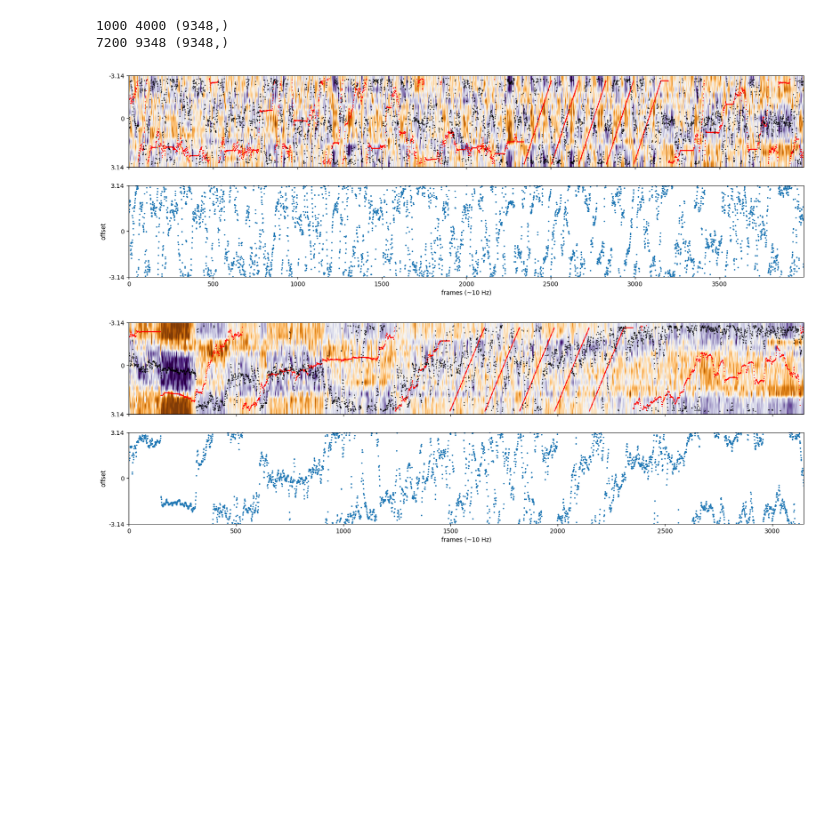
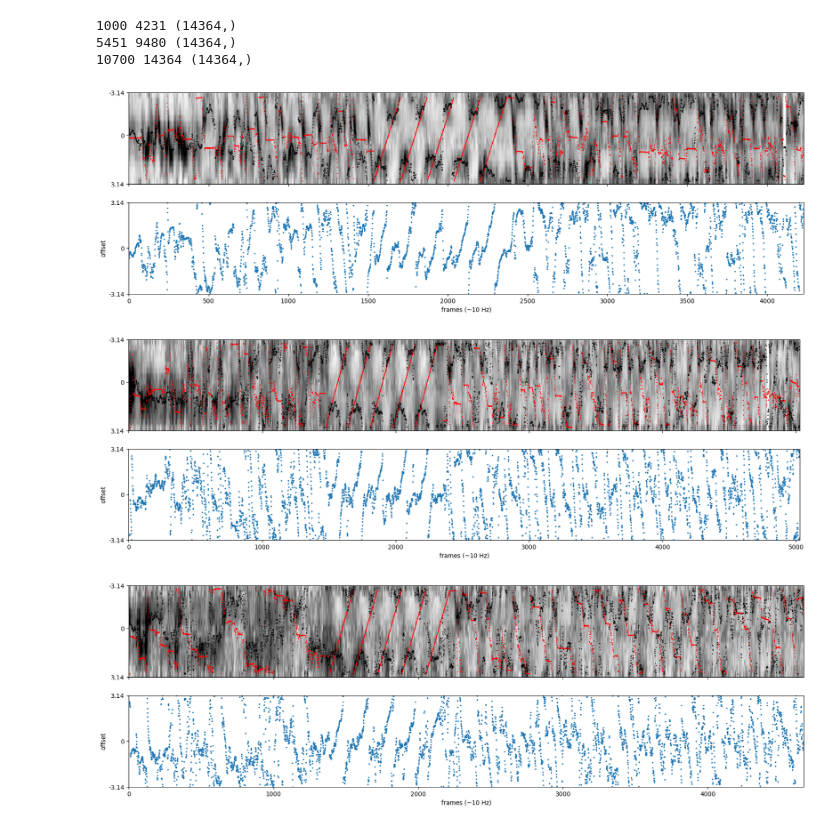
Before and after one commit to yfisher-lab/NeuromodPlasticity, a Jupyter notebook: Notebooks/plot_prelim_EB_data.ipynb, the cells around one changed output. Saved outputs shown, nothing was run; the diff lists cells and outputs as text; code cells hidden in the pictures; blank space fills up the shorter version.

```diff
--- a/Notebooks/plot_prelim_EB_data.ipynb
+++ b/Notebooks/plot_prelim_EB_data.ipynb
@@ -22,13 +26,11 @@ import SessionTools.two_photon as st2p
 
 %matplotlib inline
 # %%
-data_dict = {'date': "05_02_2023",
-             'fly': "EPG_GCaMP7f_CsChrimsontdT_fly1",
-             'sessions': ('open_loop-003',
-                          'remap_0deg-004',
-                          'open_loop_0deg-005',
-                          'remap_180deg-006',
-                          'open_loop_180deg-008'
+data_dict = {'date': "07_07_2023",
+             'fly': "EPG_jGCaMP7f_CsChrimsontdT_fly4",
+             'sessions': ('baseline-002',
+                          'remap_0deg-005',
+                          'remap_180deg-006'
                          ),
              'res': []
 }
@@ -72,6 +74,7 @@ def get_processed_data(date, fly, session):
         np_layers = cloudpickle.load(file)
     masks = np_layers['rois']
 
+
     # voltage recording data
     csv_files = glob(f'/media/mplitt/SSD_storage/2PData/{date}/{fly}/{session}/*.csv')
     vr_file = pathlib.Path(csv_files[0])
@@ -82,10 +85,14 @@ def get_processed_data(date, fly, session):
     df_aligned = st2p.preprocessing.signals.align_vr_2p(df,frame_times)
 
     # extract fluorescence
-    F, notF = st2p.preprocessing.signals.extract_2p_timeseries(data_corr, masks, 16, max_proj=False) + 1E-3
-    F = sp.ndimage.gaussian_filter1d(F,1.5,axis=-1) # smooth in time
+    F, notF = st2p.preprocessing.signals.extract_2p_timeseries(data_corr, masks, 16, max_proj=False)
+    for ch in range(F.shape[0]):
+        lr = LinReg().fit(notF[ch,np.newaxis, :].T, F[ch,:,:].T)
+        F[ch,:,:] = F[ch,:,:]-1.*lr.predict(notF[ch,np.newaxis,:].T).T  + lr.intercept_[:,np.newaxis]
+    F = sp.ndimage.gaussian_filter1d(F,2,axis=-1) # smooth in time
     F = sp.ndimage.gaussian_filter1d(F,.5,axis=1, mode='wrap') # smooth in space
-    dff = sp.stats.zscore(F[1,:,:]-F[1,:,:].mean(axis=0,keepdims=True),axis=-1) # z scored fluorescence with background subtraction
+
+    dff = sp.stats.zscore(F[1,:,:],axis=-1) # z scored fluorescence with background subtraction
 
 
     # put heading back in correct range
@@ -178,7 +184,7 @@ for s in ('top', 'left', 'right'):
 
 ax.set_xlabel('offset (radians)')
 
-basedir = pathlib.PurePath(f"/media/mplitt/SSD_storage/2P_scratch/{data_dict['date']}/{data_dict['fly']}/figs")
+basedir = pathlib.PurePath(f"/media/mplitt/SSD_storage/fig_scratch/{data_dict['date']}/{data_dict['fly']}/figs")
 os.makedirs(basedir, exist_ok=True)
 fig_name = pathlib.Path(basedir.joinpath('offsets.png'))
 fig.savefig(fig_name,format='png')
@@ -204,31 +210,33 @@ for i, (start, stop) in enumerate(zip(starts,stops)):
 # %%
 trim = 0
 for i, (start, stop) in enumerate(zip(starts,stops)):
     window = slice(start+trim,stop)
     fig, ax = plt.subplots(2,1,figsize=[20,6], sharex=True)
     dff_window = dff[:,window]
-    ax[0].imshow(dff_window,aspect='auto',cmap='PuOr',vmin=-3,vmax=3)
+    ax[0].imshow(dff_window,aspect='auto',cmap='Greys',vmin=-3,vmax=3)
 
     x = np.arange(stop-start-trim)
     print(start+1000,stop,heading.shape)
     ax[0].scatter(x,15*(heading[window]+np.pi)/2/np.pi,color='red',marker='_', s=1)
 
 
     ax[0].scatter(x,15*(pva_angle[window]+np.pi)/2/np.pi,color='black', s=.5)
     ax[0].set_yticks([-.5, 7, 15.5])
     ax[0].set_yticklabels([-3.14, 0, 3.14])
 
 
     ax[1].scatter(x,offset[window],s=2)
     ax[1].set_ylim([-3.14,3.14])
     ax[1].set_yticks([-3.14,0,3.14])
     ax[1].set_yticklabels([-3.14, 0, 3.14])
     ax[1].set_ylabel('offset')
     ax[1].set_xlabel('frames (~10 Hz)')
 
     fig.savefig(basedir.joinpath(f'dff_{i}.png'),format='png')
 # %% [output]
-1000 4000 (9348,)
-7200 9348 (9348,)
+1000 4231 (14364,)
+5451 9480 (14364,)
+10700 14364 (14364,)
-[figure, old version]
+[figure, new version]
-[figure, old version]
+[figure, new version]
+[figure, added]
```
Also changed, not shown: parts of 5 cells of this notebook, 9 other files.
